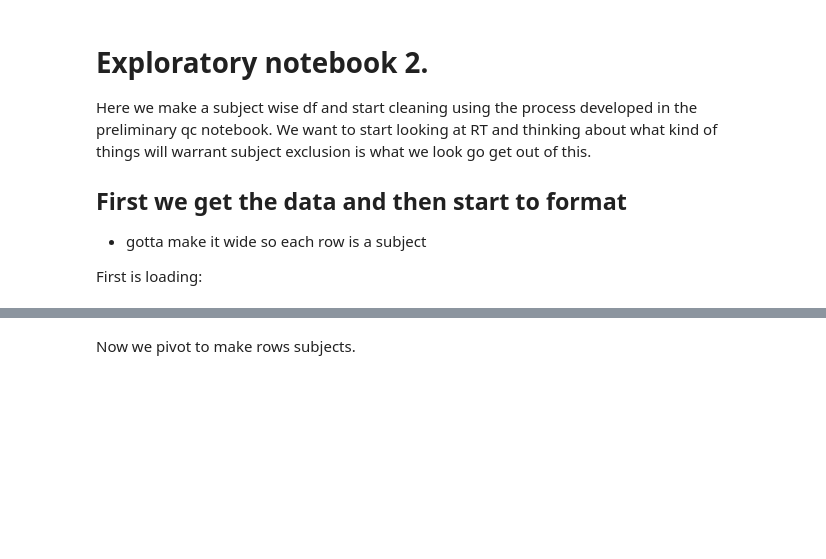
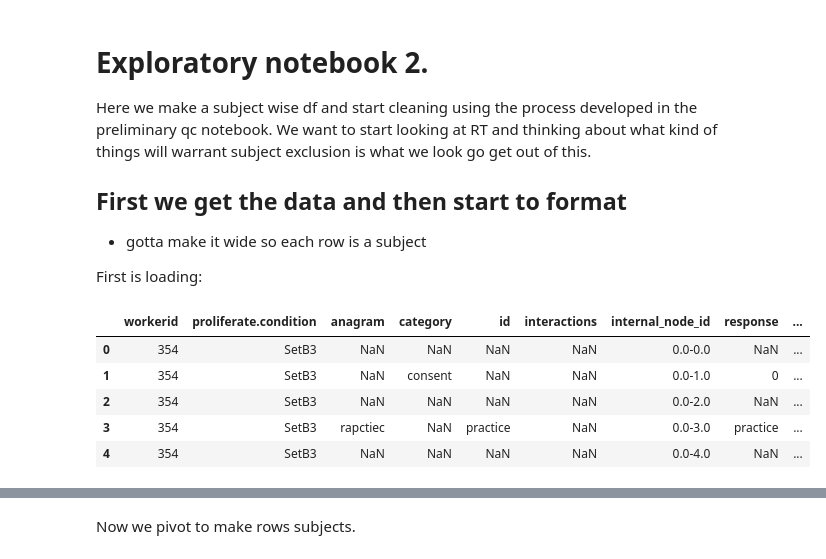
Before and after one commit to lynde-m-folsom/Anag_Stats, a Jupyter notebook: anag_stats_/Data review/subject_wise_qc.ipynb, the cells around one changed output, grey strips where cells are left out. Cells and saved outputs as stored; diff of their text form; code cells hidden in the pictures; blank space fills up the shorter version.

```diff
--- a/anag_stats_/Data review/subject_wise_qc.ipynb
+++ b/anag_stats_/Data review/subject_wise_qc.ipynb
@@ -10,8 +10,18 @@ First is loading:
 # %%
 import pandas as pd
 # update to the file name to be read
 # the header is the row that has the collumn names (zero indexed, and verify which is the header row before running)
 # the sep is the seperator of the data
 df = pd.read_csv("anagram_rating_pilot_filtered_20240808_1713.csv", header=0, sep=',')
 # reading in the df from the prelim qc file
 statsdf = pd.read_csv("anagram_statistics20240819_1557.csv", header=0, sep=',')
+
+
+df.head()
+# %% [output]
+|  | workerid | proliferate.condition | anagram | category | id | interactions | internal_node_id | response | ... |
+| 0 | 354 | SetB3 | NaN | NaN | NaN | NaN | 0.0-0.0 | NaN | ... |
+| 1 | 354 | SetB3 | NaN | consent | NaN | NaN | 0.0-1.0 | 0 | ... |
+| 2 | 354 | SetB3 | NaN | NaN | NaN | NaN | 0.0-2.0 | NaN | ... |
+| 3 | 354 | SetB3 | rapctiec | NaN | practice | NaN | 0.0-3.0 | practice | ... |
+| 4 | 354 | SetB3 | NaN | NaN | NaN | NaN | 0.0-4.0 | NaN | ... |
```
Also changed, not shown: parts of 2 cells of this notebook, 10 other files.
